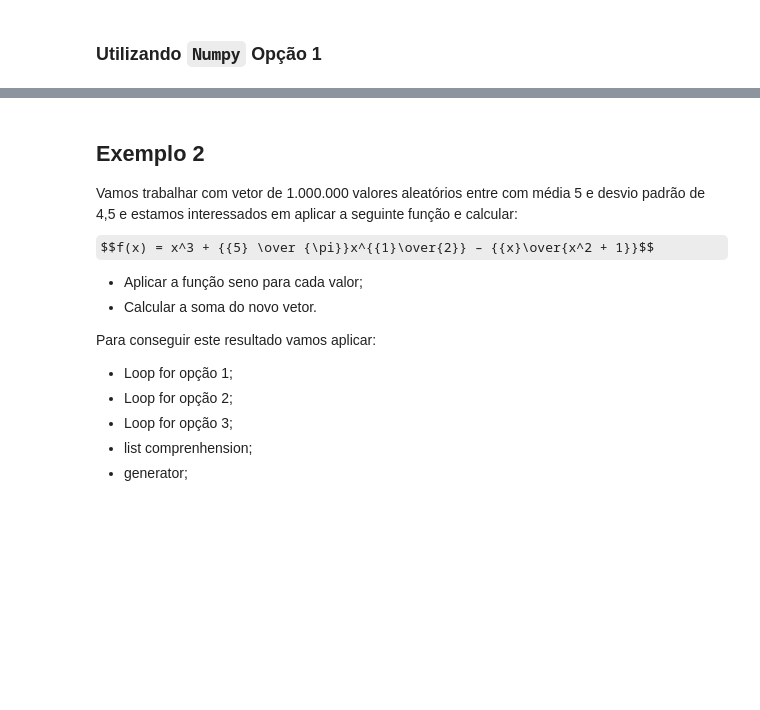
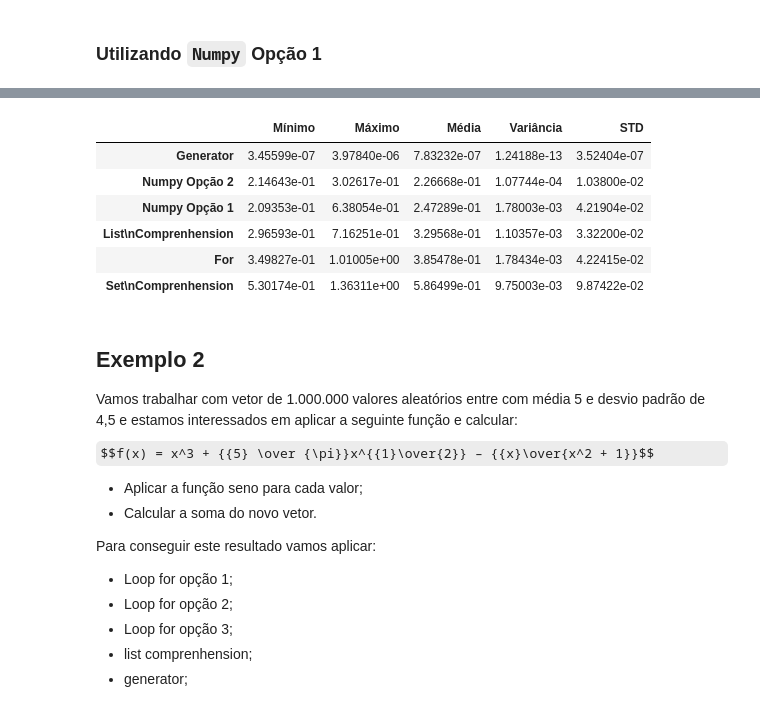
Before and after one commit to FernanMartinez/Curso_Python_Basico, a Jupyter notebook: Aula_comparacao_performatica.ipynb, the cells around one changed output, grey strips where cells are left out. Saved outputs shown, nothing was run; the diff lists cells and outputs as text; code cells hidden in the pictures; some formulas as TeX source; blank space fills up the shorter version.

```diff
--- a/Aula_comparacao_performatica.ipynb
+++ b/Aula_comparacao_performatica.ipynb
@@ -169,28 +169,32 @@ np.savetxt(f"Dados_exemplo1_np2_repeat={REPEAT}_number={NUMBER}.csv",
 Graficando os dados e mostrando as estatísticas dos códigos comparados
 """
 import matplotlib.pyplot as plt
+import numpy as np
 import pandas as pd
 %matplotlib notebook
 pd.options.display.float_format = '{:.5e}'.format
 colunas = "Mínimo Máximo Média Variância STD".split(" ")
 filas = "For-List\nComprenhension-Set\nComprenhension-Generator-Numpy Opção 1-Numpy Opção 2".split("-")
+resultados = np.array([np.loadtxt("Dados_exemplo1/Dados_exemplo1_for_repeat=1000_number=5.csv"),
+                     np.loadtxt("Dados_exemplo1/Dados_exemplo1_lc_repeat=1000_number=5.csv"),
+                     np.loadtxt("Dados_exemplo1/Dados_exemplo1_sc_repeat=1000_number=5.csv"),
+                     np.loadtxt("Dados_exemplo1/Dados_exemplo1_gen_repeat=1000_number=5.csv"),
+                     np.loadtxt("Dados_exemplo1/Dados_exemplo1_np1_repeat=1000_number=5.csv"),
+                     np.loadtxt("Dados_exemplo1/Dados_exemplo1_np2_repeat=1000_number=5.csv")]).T
 comparacao = np.c_[np.amin(resultados, axis=0),
                    np.amax(resultados, axis=0),
                    np.mean(resultados, axis=0),
                    np.var(resultados, axis=0),
                    np.std(resultados, axis=0)]
 comparacao_df = pd.DataFrame(data=comparacao,
-                             index=nomes,
+                             index=filas,
                              columns=colunas)
-resultados = np.c_[tempo_exemplo1_for,
-                   tempo_exemplo1_lc,
-                   tempo_exemplo1_sc,
-                   tempo_exemplo1_gen,
-                   tempo_exemplo1_np1,
-                   tempo_exemplo1_np2]
 plt.boxplot(resultados,
-            labels=nomes,
+            labels=filas,
+            patch_artist=True,
+            boxprops=dict(facecolor="C0"),
             flierprops=dict(markerfacecolor='red', marker='o', markersize=5))
 plt.ylabel("Tempo [s]")
 plt.grid(True);
-comparacao_df
+comparacao_df.sort_values(by=["Média"])
+# %% [output]
@@ -197,3 +203,10 @@ comparacao_df
+|  | Mínimo | Máximo | Média | Variância | STD |
+| Generator | 3.45599e-07 | 3.97840e-06 | 7.83232e-07 | 1.24188e-13 | 3.52404e-07 |
+| Numpy Opção 2 | 2.14643e-01 | 3.02617e-01 | 2.26668e-01 | 1.07744e-04 | 1.03800e-02 |
+| Numpy Opção 1 | 2.09353e-01 | 6.38054e-01 | 2.47289e-01 | 1.78003e-03 | 4.21904e-02 |
+| List\nComprenhension | 2.96593e-01 | 7.16251e-01 | 3.29568e-01 | 1.10357e-03 | 3.32200e-02 |
+| For | 3.49827e-01 | 1.01005e+00 | 3.85478e-01 | 1.78434e-03 | 4.22415e-02 |
+| Set\nComprenhension | 5.30174e-01 | 1.36311e+00 | 5.86499e-01 | 9.75003e-03 | 9.87422e-02 |
 # %% [markdown]
 ## Exemplo 2
 Vamos trabalhar com vetor de 1.000.000 valores aleatórios entre com média 5 e desvio padrão de 4,5 e estamos interessados em aplicar a seguinte função e calcular:
```
Also changed, not shown: parts of 8 cells of this notebook.
